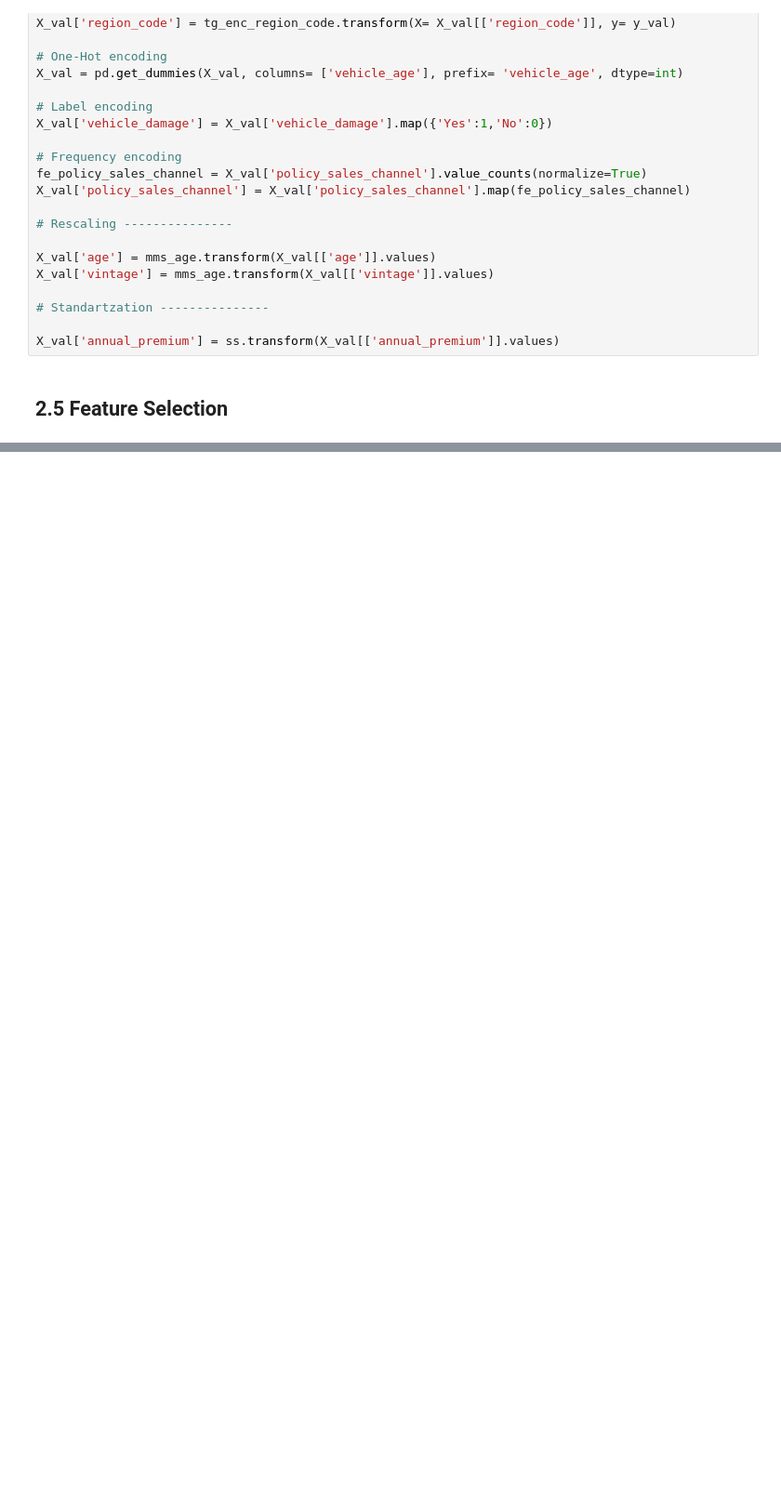
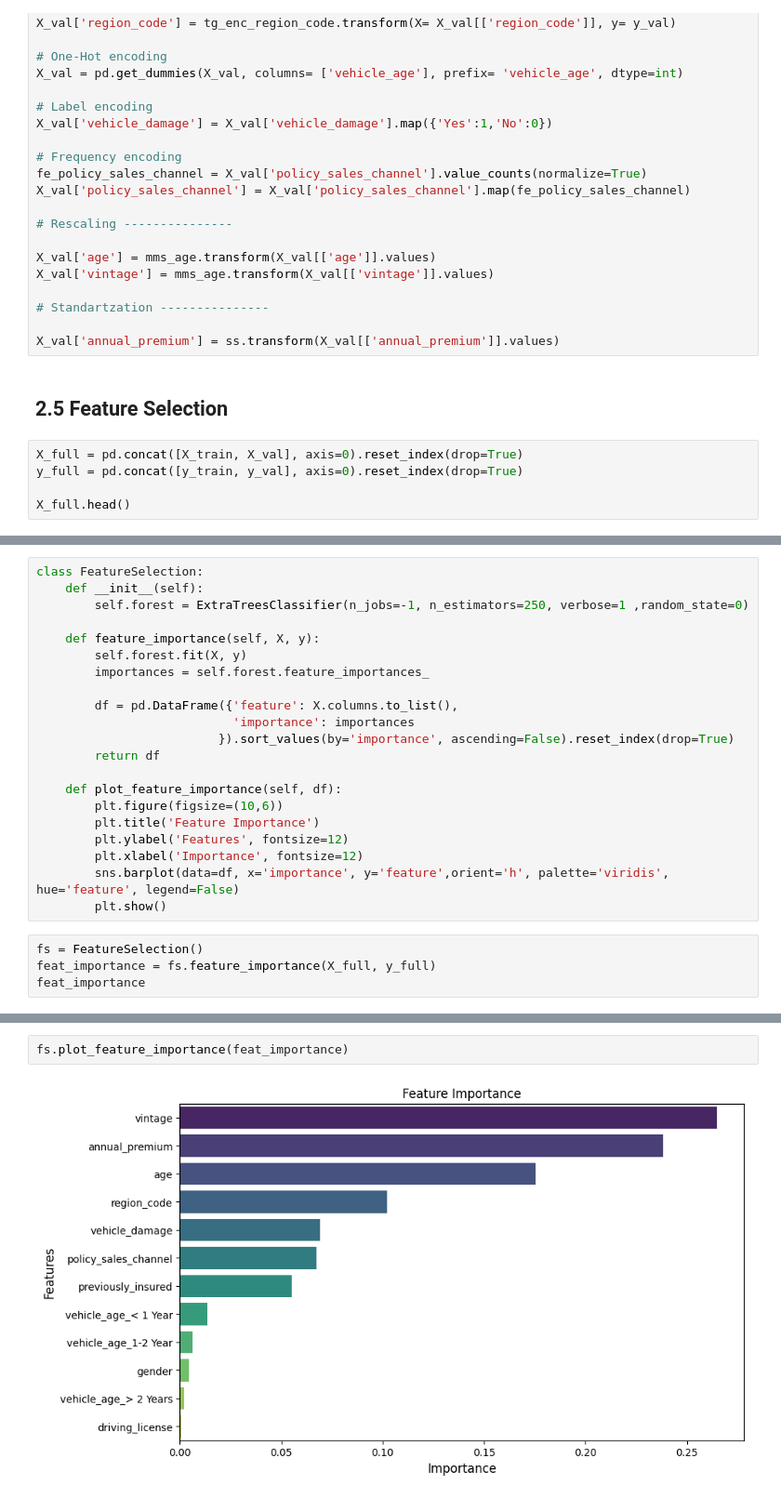
Before and after one commit to iury-repo/health_insurance_cs, a Jupyter notebook: notebooks/0.01-ims-data-wrangling.ipynb, the cells around one changed output, grey strips where cells are left out. Shown at 93% size. Saved outputs shown, nothing was run; the diff lists cells and outputs as text; blank space fills up the shorter version.

Commit message:
Create feature selection class

```diff
--- a/notebooks/0.01-ims-data-wrangling.ipynb
+++ b/notebooks/0.01-ims-data-wrangling.ipynb
@@ -213,3 +193,8 @@ X_val['vintage'] = mms_age.transform(X_val[['vintage']].values)
 X_val['annual_premium'] = ss.transform(X_val[['annual_premium']].values)
 # %% [markdown]
 ## 2.5 Feature Selection
+# %%
+X_full = pd.concat([X_train, X_val], axis=0).reset_index(drop=True)
+y_full = pd.concat([y_train, y_val], axis=0).reset_index(drop=True)
+
+X_full.head()
@@ -215,0 +208,25 @@ X_val['annual_premium'] = ss.transform(X_val[['annual_premium']].values)
+# %%
+class FeatureSelection:
+    def __init__(self):
+        self.forest = ExtraTreesClassifier(n_jobs=-1, n_estimators=250, verbose=1 ,random_state=0)
+
+    def feature_importance(self, X, y):
+        self.forest.fit(X, y)
+        importances = self.forest.feature_importances_
+
+        df = pd.DataFrame({'feature': X.columns.to_list(),
+                           'importance': importances
+                         }).sort_values(by='importance', ascending=False).reset_index(drop=True)
+        return df
+
+    def plot_feature_importance(self, df):
+        plt.figure(figsize=(10,6))
+        plt.title('Feature Importance')
+        plt.ylabel('Features', fontsize=12)
+        plt.xlabel('Importance', fontsize=12)
+        sns.barplot(data=df, x='importance', y='feature',orient='h', palette='viridis', hue='feature', legend=False)
+        plt.show()
+# %%
+fs = FeatureSelection()
+feat_importance = fs.feature_importance(X_full, y_full)
+feat_importance
@@ -215,0 +251,4 @@ X_val['annual_premium'] = ss.transform(X_val[['annual_premium']].values)
+# %%
+fs.plot_feature_importance(feat_importance)
+# %% [output]
+[figure, added]
```
Also changed, not shown: parts of 6 cells of this notebook.
